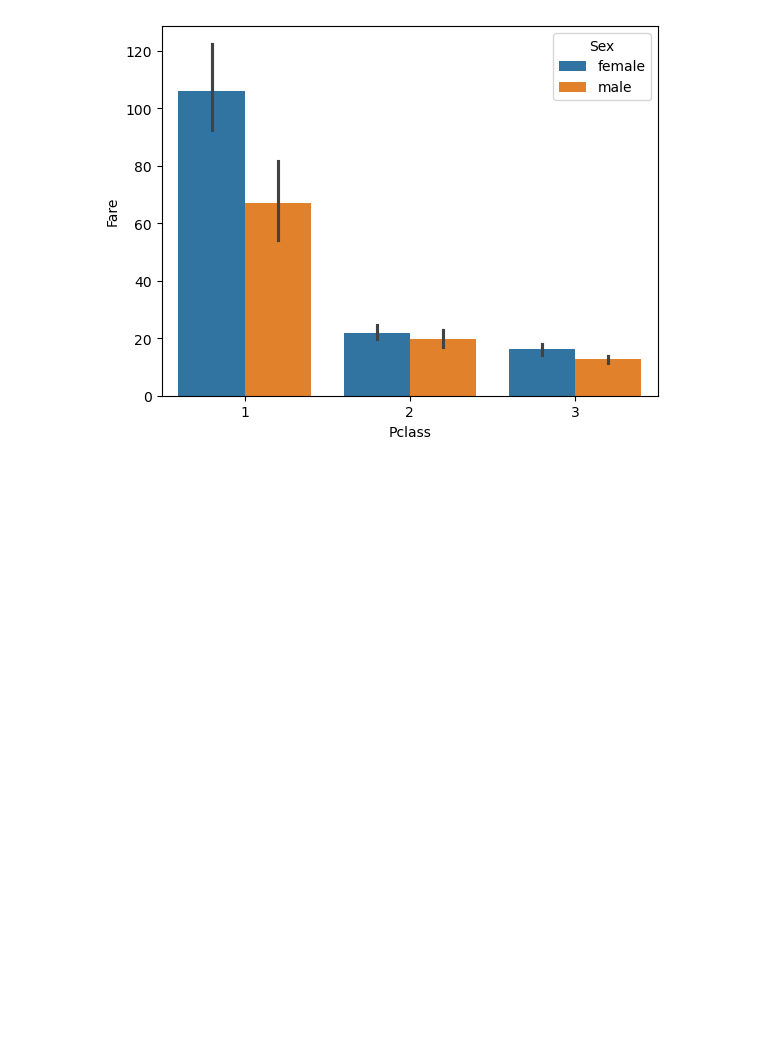
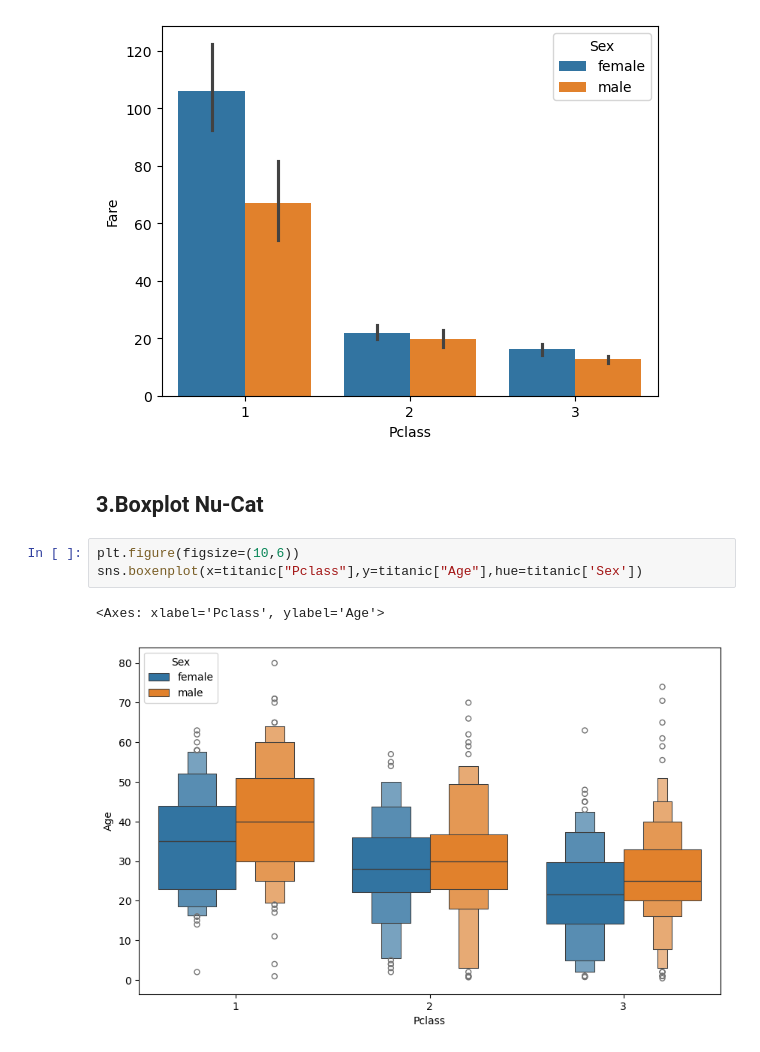
Before and after one commit to 07fahim/Python, a Jupyter notebook: Python/EDA Analysis/EDA using Bivariate and Multivariate Analysis.ipynb, the cells around one changed output. Drawn from its saved outputs; the diff is of its cells as text; blank space fills up the shorter version.

```diff
--- a/Python/EDA Analysis/EDA using Bivariate and Multivariate Analysis.ipynb
+++ b/Python/EDA Analysis/EDA using Bivariate and Multivariate Analysis.ipynb
@@ -64,3 +64,11 @@ sns.barplot(x=titanic["Pclass"],y=titanic['Fare'],hue=titanic['Sex'])
 # %% [output]
 <Axes: xlabel='Pclass', ylabel='Fare'>
 [figure]
+# %% [markdown]
+## 3.Boxplot Nu-Cat
+# %%
+plt.figure(figsize=(10,6))
+sns.boxenplot(x=titanic["Pclass"],y=titanic["Age"],hue=titanic['Sex'])
+# %% [output]
+<Axes: xlabel='Pclass', ylabel='Age'>
+[figure, added]
```
Also changed, not shown: parts of 1 cell of this notebook.
